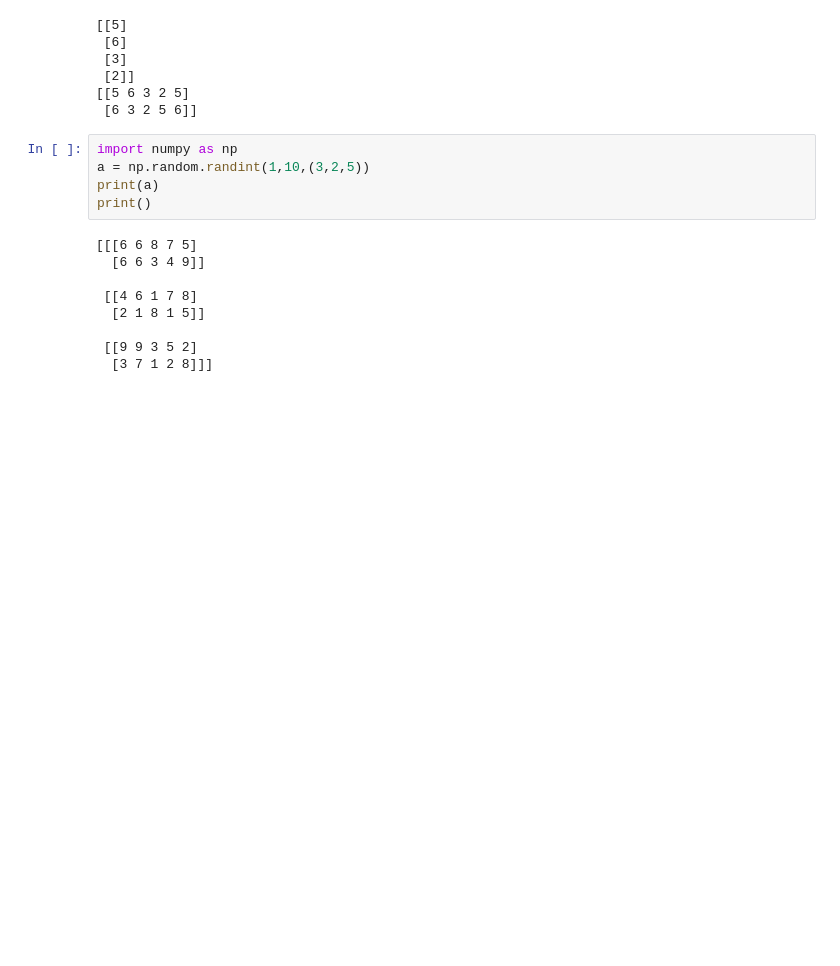
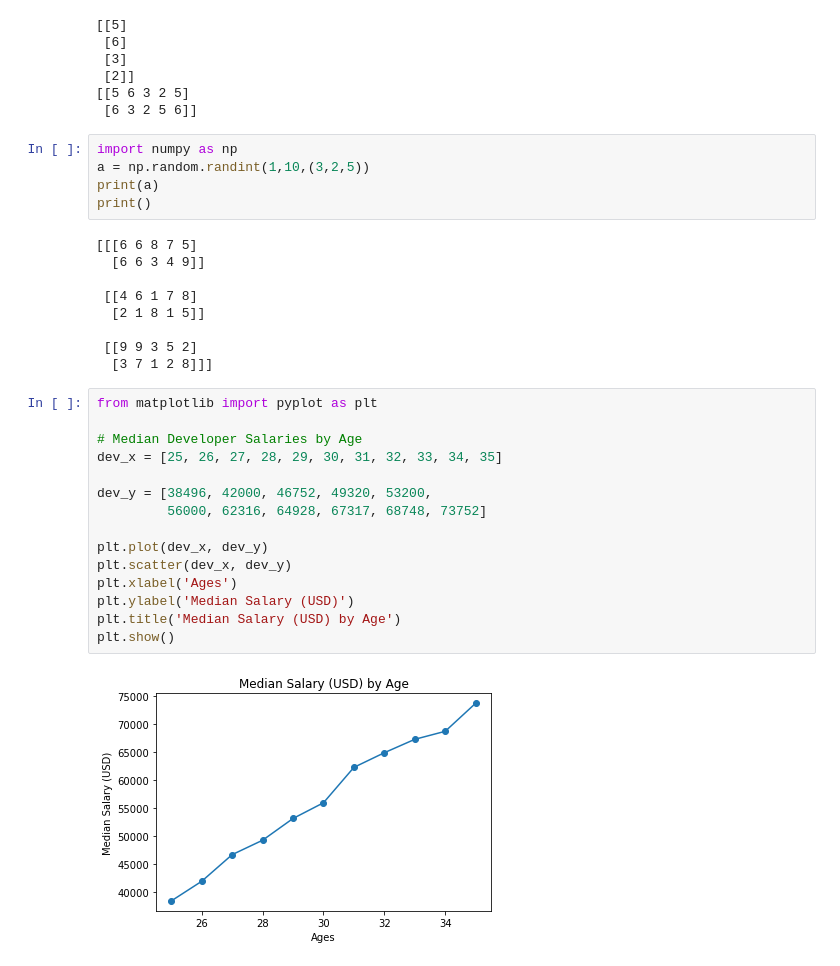
Before and after one commit to SinisterSup/My-Jupyter-Projects, a Jupyter notebook: Roughwork.ipynb, the cells around one changed output. Drawn from its saved outputs; the diff is of its cells as text; blank space fills up the shorter version.

```diff
--- a/Roughwork.ipynb
+++ b/Roughwork.ipynb
@@ -114,3 +114,20 @@ print()
 
  [[9 9 3 5 2]
   [3 7 1 2 8]]]
+# %%
+from matplotlib import pyplot as plt
+
+# Median Developer Salaries by Age
+dev_x = [25, 26, 27, 28, 29, 30, 31, 32, 33, 34, 35]
+
+dev_y = [38496, 42000, 46752, 49320, 53200,
+         56000, 62316, 64928, 67317, 68748, 73752]
+
+plt.plot(dev_x, dev_y)
+plt.scatter(dev_x, dev_y)
+plt.xlabel('Ages')
+plt.ylabel('Median Salary (USD)')
+plt.title('Median Salary (USD) by Age')
+plt.show()
+# %% [output]
+[figure, added]
```
Also changed, not shown: parts of 9 cells of this notebook, 6 other files.
